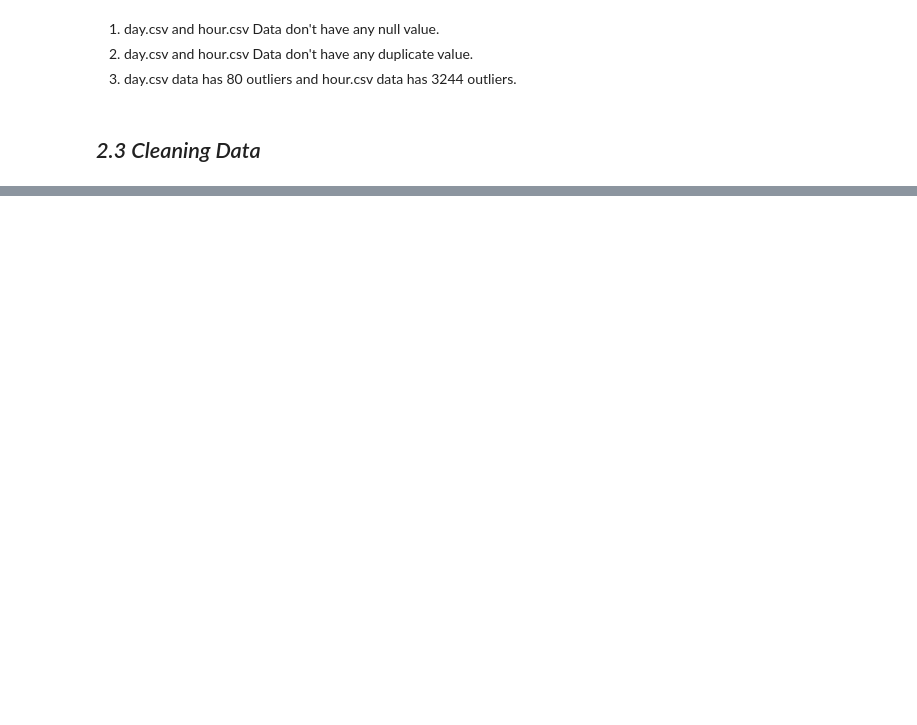
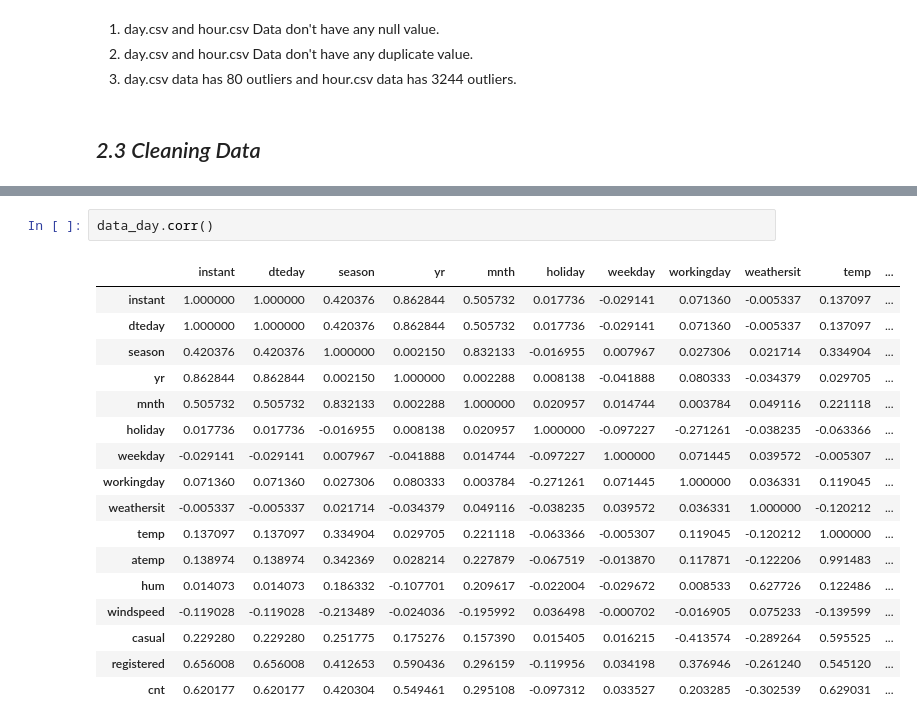
Before and after one commit to fikrifaizz/Bike-Sharing-Dataset---Data-Analysis, a Jupyter notebook: work.ipynb, the cells around one changed output, grey strips where cells are left out. Saved outputs shown, nothing was run; the diff lists cells and outputs as text; blank space fills up the shorter version.

```diff
--- a/work.ipynb
+++ b/work.ipynb
@@ -206,0 +308,20 @@ Jumlah baris setelah pembersihan: 14799
+# %%
+data_day.corr()
+# %% [output]
+|  | instant | dteday | season | yr | mnth | holiday | weekday | workingday | weathersit | temp | ... |
+| instant | 1.000000 | 1.000000 | 0.420376 | 0.862844 | 0.505732 | 0.017736 | -0.029141 | 0.071360 | -0.005337 | 0.137097 | ... |
+| dteday | 1.000000 | 1.000000 | 0.420376 | 0.862844 | 0.505732 | 0.017736 | -0.029141 | 0.071360 | -0.005337 | 0.137097 | ... |
+| season | 0.420376 | 0.420376 | 1.000000 | 0.002150 | 0.832133 | -0.016955 | 0.007967 | 0.027306 | 0.021714 | 0.334904 | ... |
+| yr | 0.862844 | 0.862844 | 0.002150 | 1.000000 | 0.002288 | 0.008138 | -0.041888 | 0.080333 | -0.034379 | 0.029705 | ... |
+| mnth | 0.505732 | 0.505732 | 0.832133 | 0.002288 | 1.000000 | 0.020957 | 0.014744 | 0.003784 | 0.049116 | 0.221118 | ... |
+| holiday | 0.017736 | 0.017736 | -0.016955 | 0.008138 | 0.020957 | 1.000000 | -0.097227 | -0.271261 | -0.038235 | -0.063366 | ... |
+| weekday | -0.029141 | -0.029141 | 0.007967 | -0.041888 | 0.014744 | -0.097227 | 1.000000 | 0.071445 | 0.039572 | -0.005307 | ... |
+| workingday | 0.071360 | 0.071360 | 0.027306 | 0.080333 | 0.003784 | -0.271261 | 0.071445 | 1.000000 | 0.036331 | 0.119045 | ... |
+| weathersit | -0.005337 | -0.005337 | 0.021714 | -0.034379 | 0.049116 | -0.038235 | 0.039572 | 0.036331 | 1.000000 | -0.120212 | ... |
+| temp | 0.137097 | 0.137097 | 0.334904 | 0.029705 | 0.221118 | -0.063366 | -0.005307 | 0.119045 | -0.120212 | 1.000000 | ... |
+| atemp | 0.138974 | 0.138974 | 0.342369 | 0.028214 | 0.227879 | -0.067519 | -0.013870 | 0.117871 | -0.122206 | 0.991483 | ... |
+| hum | 0.014073 | 0.014073 | 0.186332 | -0.107701 | 0.209617 | -0.022004 | -0.029672 | 0.008533 | 0.627726 | 0.122486 | ... |
+| windspeed | -0.119028 | -0.119028 | -0.213489 | -0.024036 | -0.195992 | 0.036498 | -0.000702 | -0.016905 | 0.075233 | -0.139599 | ... |
+| casual | 0.229280 | 0.229280 | 0.251775 | 0.175276 | 0.157390 | 0.015405 | 0.016215 | -0.413574 | -0.289264 | 0.595525 | ... |
+| registered | 0.656008 | 0.656008 | 0.412653 | 0.590436 | 0.296159 | -0.119956 | 0.034198 | 0.376946 | -0.261240 | 0.545120 | ... |
+| cnt | 0.620177 | 0.620177 | 0.420304 | 0.549461 | 0.295108 | -0.097312 | 0.033527 | 0.203285 | -0.302539 | 0.629031 | ... |
```
Also changed, not shown: parts of 12 cells of this notebook.
